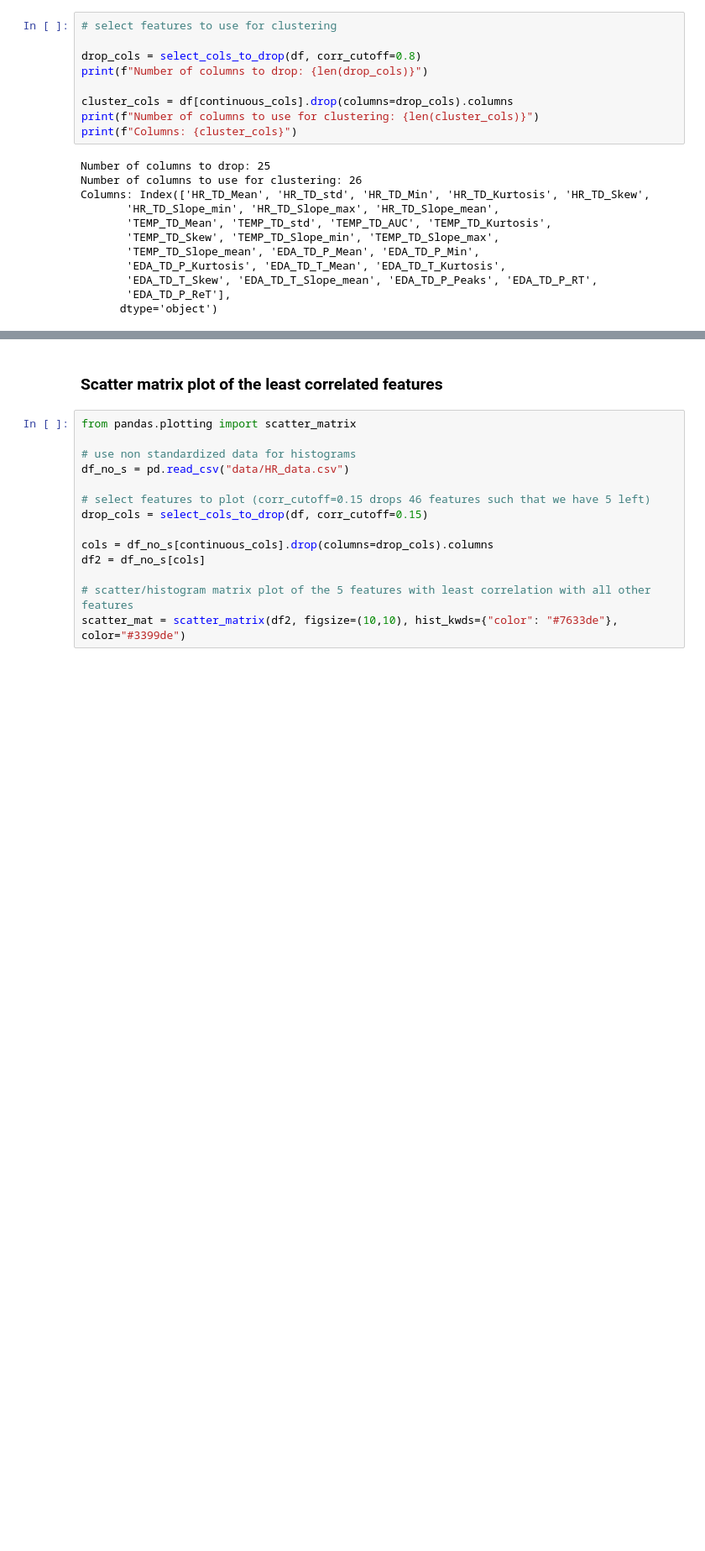
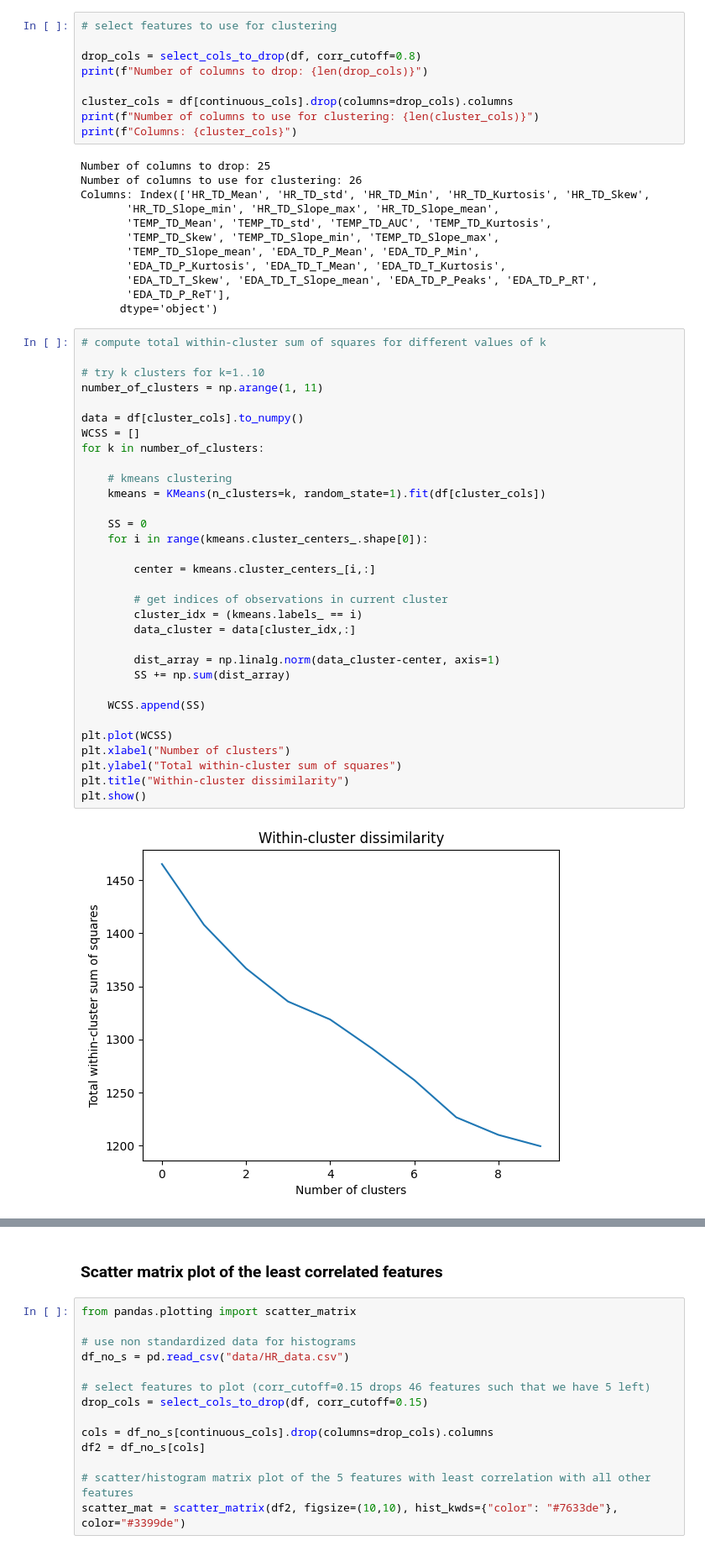
Before and after one commit to hjelp200121/02582Case2, a Jupyter notebook: clustering_analysis.ipynb, the cells around one changed output, grey strips where cells are left out. Shown at 84% size. Saved outputs shown, nothing was run; the diff lists cells and outputs as text; blank space fills up the shorter version.

Commit message:
compute within-cluster dissimilarity for choosing k for kmeans

```diff
--- a/clustering_analysis.ipynb
+++ b/clustering_analysis.ipynb
@@ -88,4 +88,38 @@ Columns: Index(['HR_TD_Mean', 'HR_TD_std', 'HR_TD_Min', 'HR_TD_Kurtosis', 'HR_TD
        'EDA_TD_T_Skew', 'EDA_TD_T_Slope_mean', 'EDA_TD_P_Peaks', 'EDA_TD_P_RT',
        'EDA_TD_P_ReT'],
       dtype='object')
+# %%
+# compute total within-cluster sum of squares for different values of k
+
+# try k clusters for k=1..10
+number_of_clusters = np.arange(1, 11)
+
+data = df[cluster_cols].to_numpy()
+WCSS = []
+for k in number_of_clusters:
+
+    # kmeans clustering
+    kmeans = KMeans(n_clusters=k, random_state=1).fit(df[cluster_cols])
+
+    SS = 0
+    for i in range(kmeans.cluster_centers_.shape[0]):
+
+        center = kmeans.cluster_centers_[i,:]
+
+        # get indices of observations in current cluster
+        cluster_idx = (kmeans.labels_ == i)
+        data_cluster = data[cluster_idx,:]
+
+        dist_array = np.linalg.norm(data_cluster-center, axis=1)
+        SS += np.sum(dist_array)
+
+    WCSS.append(SS)
+
+plt.plot(WCSS)
+plt.xlabel("Number of clusters")
+plt.ylabel("Total within-cluster sum of squares")
+plt.title("Within-cluster dissimilarity")
+plt.show()
+# %% [output]
+[figure, added]
 # %%
```
Also changed, not shown: parts of 2 cells of this notebook, 1 other file.
